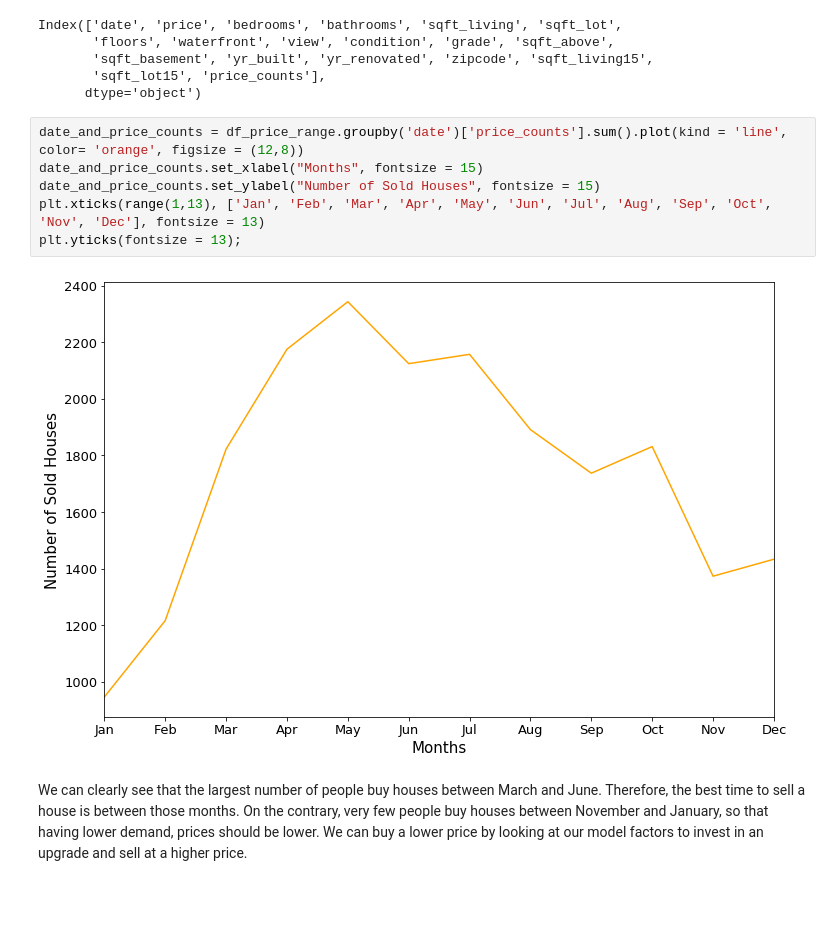
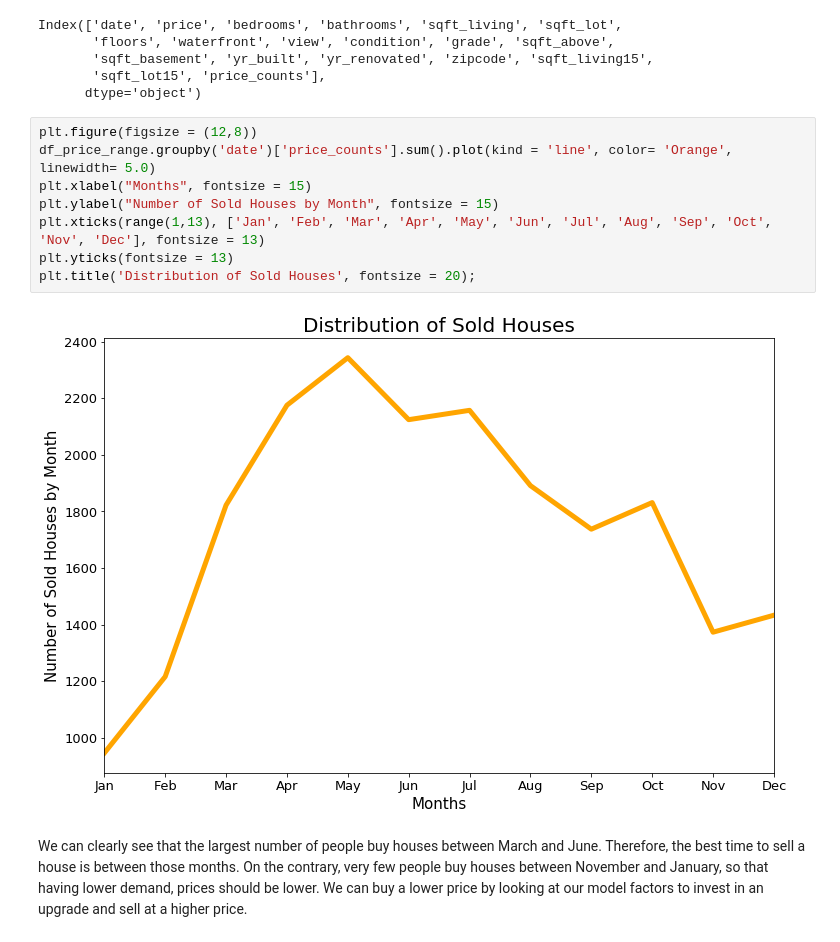
Before and after one commit to diegovallejossalas/Module-1-project, a Jupyter notebook: student.ipynb, the cells around one changed output. Cells and saved outputs as stored; diff of their text form; blank space fills up the shorter version.

```diff
--- a/student.ipynb
+++ b/student.ipynb
@@ -896,12 +915,14 @@ Index(['date', 'price', 'bedrooms', 'bathrooms', 'sqft_living', 'sqft_lot',
        'sqft_lot15', 'price_counts'],
       dtype='object')
 # %%
-date_and_price_counts = df_price_range.groupby('date')['price_counts'].sum().plot(kind = 'line', color= 'orange', figsize = (12,8))
-date_and_price_counts.set_xlabel("Months", fontsize = 15)
-date_and_price_counts.set_ylabel("Number of Sold Houses", fontsize = 15)
+plt.figure(figsize = (12,8))
+df_price_range.groupby('date')['price_counts'].sum().plot(kind = 'line', color= 'Orange', linewidth= 5.0)
+plt.xlabel("Months", fontsize = 15)
+plt.ylabel("Number of Sold Houses by Month", fontsize = 15)
 plt.xticks(range(1,13), ['Jan', 'Feb', 'Mar', 'Apr', 'May', 'Jun', 'Jul', 'Aug', 'Sep', 'Oct', 'Nov', 'Dec'], fontsize = 13)
-plt.yticks(fontsize = 13);
+plt.yticks(fontsize = 13)
+plt.title('Distribution of Sold Houses', fontsize = 20);
 # %% [output]
-[figure, old version]
+[figure, new version]
 # %% [markdown]
 We can clearly see that the largest number of people buy houses between March and June. Therefore, the best time to sell a house is between those months. On the contrary, very few people buy houses between November and January, so that having lower demand, prices should be lower. We can buy a lower price by looking at our model factors to invest in an upgrade and sell at a higher price.
```
Also changed, not shown: parts of 24 cells of this notebook.
